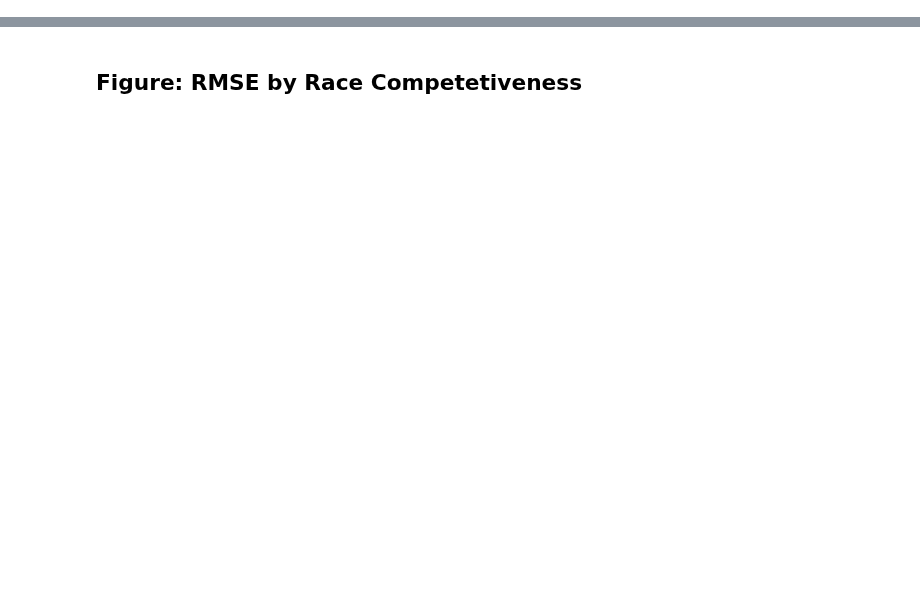
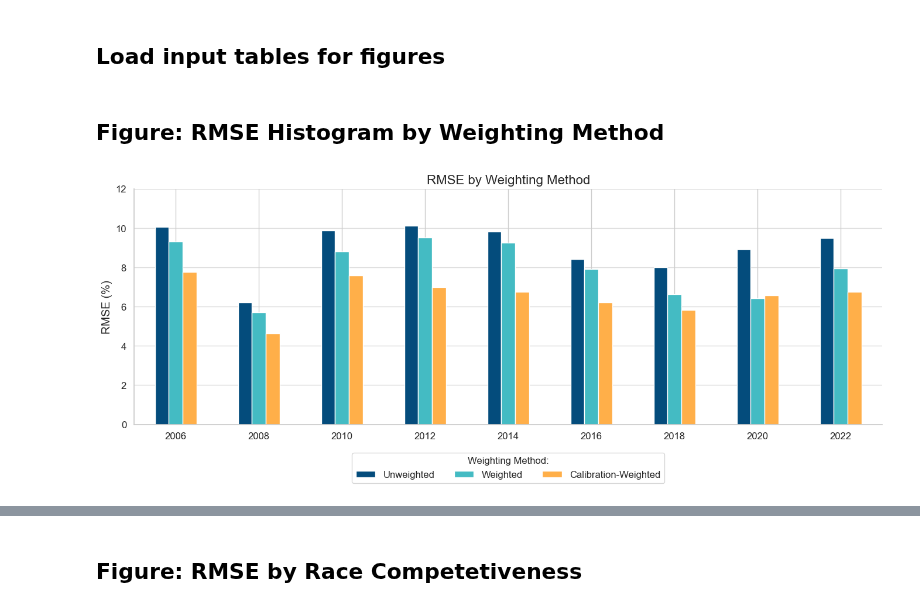
Before and after one commit to jdpru/CES-Accuracy-Analysis, a Jupyter notebook: tables_and_figures/figuresHQ.ipynb, the cells around one changed output, grey strips where cells are left out. Saved outputs shown, nothing was run; the diff lists cells and outputs as text; code cells hidden in the pictures; blank space fills up the shorter version.

```diff
--- a/tables_and_figures/figuresHQ.ipynb
+++ b/tables_and_figures/figuresHQ.ipynb
@@ -197,0 +8,52 @@ Year & Calculated & CES-Reported & $\Delta$ & Calculated & CES-Reported & $\Delt
+# %% [markdown]
+## Load input tables for figures
+# %%
+rmse_by_weighting = pd.read_excel('input tables/rmse_by_weighting_method.xlsx')
+dist_errors = pd.read_excel('input tables/dist_errors_bucket_table.xlsx')
+election_competitiveness_rmse = pd.read_excel('input tables/election_rmse_by_competitiveness_range.xlsx')
+# %% [markdown]
+## Figure: RMSE Histogram by Weighting Method
+# %%
+# Pivot to wide format: rows = Year, columns = Weighting_Method, values = Avg_RMSE
+average_rmse = rmse_by_weighting.pivot(index='Year', columns='Weighting_Method', values='Avg_RMSE')
+
+# Desired order
+column_order = ['CES-Unweighted', 'CES-Provided Weights', 'ANESRake']
+colors = ['#044c7c', '#44bbc3', '#ffaf49']  # dark blue, light teal, orange
+legend_labels = ['Unweighted', 'Weighted', 'Calibration-Weighted']
+
+# Reorder columns
+average_rmse = average_rmse[column_order]
+
+# Plotting
+ax = average_rmse.plot(kind='bar', figsize=(14, 6), color=colors, zorder=2)
+
+# Customize plot appearance
+ax.spines['top'].set_visible(False)
+ax.spines['right'].set_visible(False)
+ax.set_xticklabels(average_rmse.index, rotation=0)
+plt.xlabel('', fontsize=14)
+plt.ylabel('RMSE (%)', fontsize=14)
+plt.title('RMSE by Weighting Method', fontsize=16)
+ax.set_ylim(0, 12)
+plt.grid(axis='y', linestyle='-', alpha=0.7, zorder=1)
+ax.tick_params(axis='x', labelsize=12)
+ax.tick_params(axis='y', labelsize=12)
+
+# Adjust legend
+plt.legend(
+    title='Weighting Method:',
+    labels=legend_labels,
+    loc='upper center',
+    bbox_to_anchor=(0.5, -0.1),
+    ncol=3,
+    fontsize=12,
+    title_fontsize=12
+)
+
+# Layout and save
+plt.tight_layout(pad=2.0)
+plt.savefig('output figures/average_rmse_histogram.png', dpi=300, bbox_inches='tight')
+plt.show()
+# %% [output]
+[figure, added]
```
Also changed, not shown: parts of 24 cells of this notebook, 4 other files.
